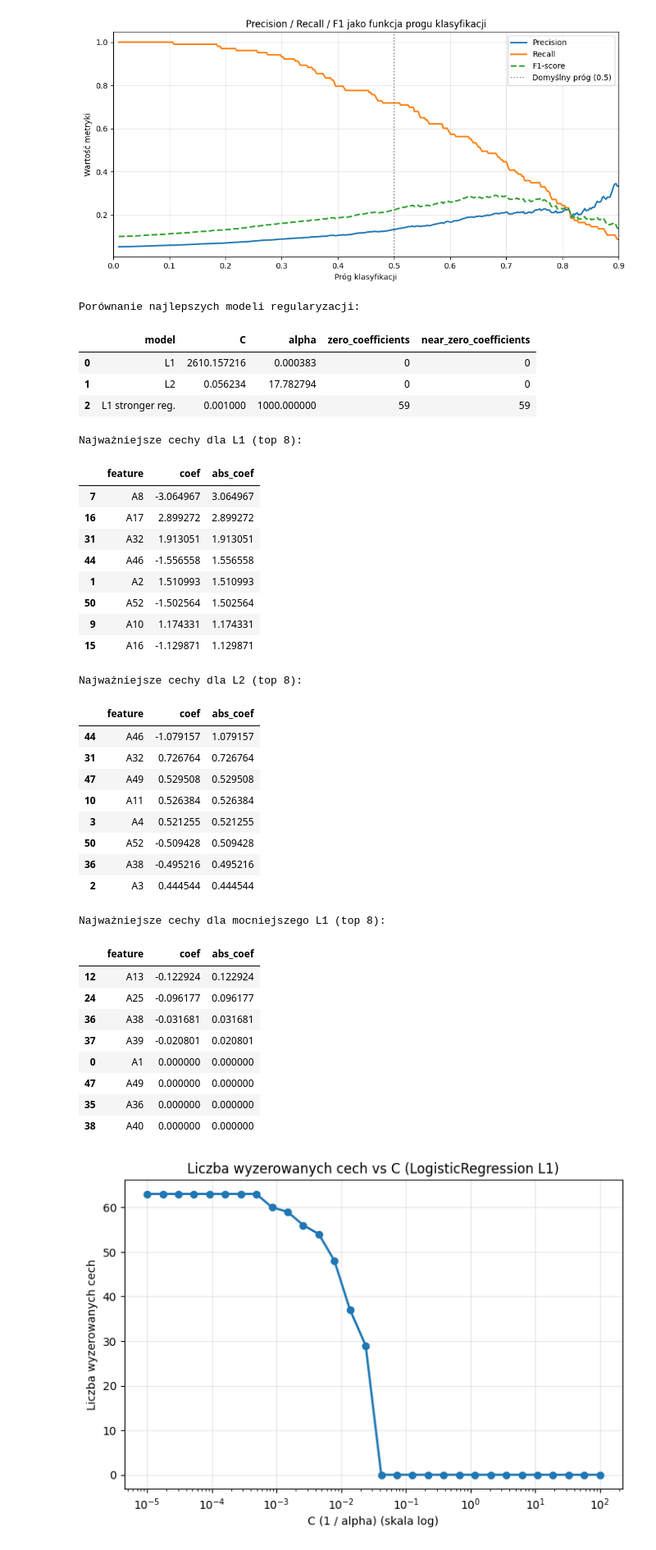
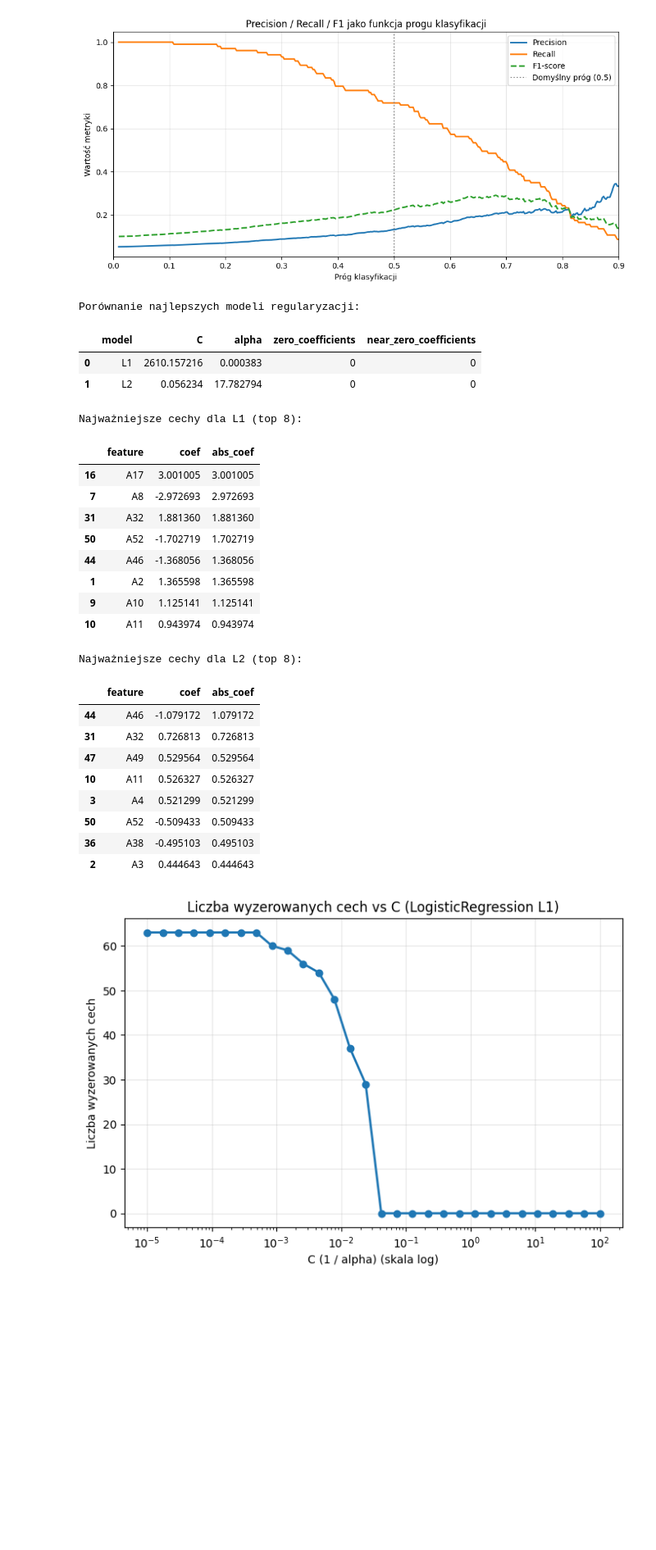
Before and after one commit to jkociecki/machine-learning-pwr, a Jupyter notebook: lab-03/l3.ipynb, the cells around one changed output. Shown at 82% size. Saved outputs shown, nothing was run; the diff lists cells and outputs as text; code cells hidden in the pictures; blank space fills up the shorter version.

```diff
--- a/lab-03/l3.ipynb
+++ b/lab-03/l3.ipynb
@@ -498,7 +512,9 @@ logreg_pipeline = Pipeline(
         (
             "classifier",
             LogisticRegression(
-                solver="saga", class_weight="balanced", max_iter=5000,
+                solver="saga",
+                class_weight="balanced",
+                max_iter=5000,
             ),
         ),
     ]
@@ -513,7 +529,7 @@ logreg_grid = GridSearchCV(
     estimator=logreg_pipeline,
     param_grid=param_grid,
     cv=5,
-    scoring="recall_macro",
+    scoring="f1_macro",
     n_jobs=-1,
     verbose=1,
 )
@@ -527,7 +543,7 @@ best_reg = "L1" if best_l1_ratio == 1.0 else "L2"
 
 print(f"Best regularization: {best_reg}")
 print(f"Best alpha: {best_alpha:.6f} (C={best_c:.6f})")
-print(f"Best CV recall_macro: {logreg_grid.best_score_:.4f}")
+print(f"Best CV f1_macro: {logreg_grid.best_score_:.4f}")
 
 y_pred_grid = logreg_grid.predict(X_test)
 evaluate_classification(y_test, y_pred_grid)
@@ -672,11 +662,16 @@ plt.show()
 feature_names = X_train.columns.tolist()
 grid_results = pd.DataFrame(logreg_grid.cv_results_)
 
+
 def fit_regularized_logreg(l1_ratio, override_c=None):
     regularization_name = "L1" if l1_ratio == 1.0 else "L2"
-    subset = grid_results[grid_results["param_classifier__l1_ratio"].astype(float) == l1_ratio].copy()
+    subset = grid_results[
+        grid_results["param_classifier__l1_ratio"].astype(float) == l1_ratio
+    ].copy()
     best_row = subset.loc[subset["mean_test_score"].idxmax()]
-    best_c = float(override_c if override_c is not None else best_row["param_classifier__C"])
+    best_c = float(
+        override_c if override_c is not None else best_row["param_classifier__C"]
+    )
     best_alpha = 1 / best_c
 
     model = Pipeline(
@@ -719,6 +714,7 @@ def fit_regularized_logreg(l1_ratio, override_c=None):
         "coef_table": coef_table,
     }
 
+
 l1_summary = fit_regularized_logreg(1.0)
 l2_summary = fit_regularized_logreg(0.0)
 l1_sparse_demo = fit_regularized_logreg(1.0, override_c=float(np.min(c_values)))
@@ -730,70 +726,49 @@ comparison = pd.DataFrame(
             "C": l1_summary["C"],
             "alpha": l1_summary["alpha"],
             "zero_coefficients": l1_summary["zero_count"],
             "near_zero_coefficients": l1_summary["near_zero_count"],
         },
         {
             "model": "L2",
             "C": l2_summary["C"],
             "alpha": l2_summary["alpha"],
             "zero_coefficients": l2_summary["zero_count"],
             "near_zero_coefficients": l2_summary["near_zero_count"],
         },
-        {
-            "model": "L1 stronger reg.",
-            "C": l1_sparse_demo["C"],
-            "alpha": l1_sparse_demo["alpha"],
-            "zero_coefficients": l1_sparse_demo["zero_count"],
-            "near_zero_coefficients": l1_sparse_demo["near_zero_count"],
-        },
     ]
 )
 
 print("Porównanie najlepszych modeli regularyzacji:")
 display(comparison)
 
 print("Najważniejsze cechy dla L1 (top 8):")
 display(l1_summary["coef_table"].head(8))
 
 print("Najważniejsze cechy dla L2 (top 8):")
 display(l2_summary["coef_table"].head(8))
-
-print("Najważniejsze cechy dla mocniejszego L1 (top 8):")
-display(l1_sparse_demo["coef_table"].head(8))
 # %% [output]
 Porównanie najlepszych modeli regularyzacji:
 |  | model | C | alpha | zero_coefficients | near_zero_coefficients |
 | 0 | L1 | 2610.157216 | 0.000383 | 0 | 0 |
 | 1 | L2 | 0.056234 | 17.782794 | 0 | 0 |
-| 2 | L1 stronger reg. | 0.001000 | 1000.000000 | 59 | 59 |
 Najważniejsze cechy dla L1 (top 8):
 |  | feature | coef | abs_coef |
-| 7 | A8 | -3.064967 | 3.064967 |
-| 16 | A17 | 2.899272 | 2.899272 |
-| 31 | A32 | 1.913051 | 1.913051 |
-| 44 | A46 | -1.556558 | 1.556558 |
-| 1 | A2 | 1.510993 | 1.510993 |
-| 50 | A52 | -1.502564 | 1.502564 |
-| 9 | A10 | 1.174331 | 1.174331 |
-| 15 | A16 | -1.129871 | 1.129871 |
+| 16 | A17 | 3.001005 | 3.001005 |
+| 7 | A8 | -2.972693 | 2.972693 |
+| 31 | A32 | 1.881360 | 1.881360 |
+| 50 | A52 | -1.702719 | 1.702719 |
+| 44 | A46 | -1.368056 | 1.368056 |
+| 1 | A2 | 1.365598 | 1.365598 |
+| 9 | A10 | 1.125141 | 1.125141 |
+| 10 | A11 | 0.943974 | 0.943974 |
 Najważniejsze cechy dla L2 (top 8):
 |  | feature | coef | abs_coef |
-| 44 | A46 | -1.079157 | 1.079157 |
-| 31 | A32 | 0.726764 | 0.726764 |
-| 47 | A49 | 0.529508 | 0.529508 |
-| 10 | A11 | 0.526384 | 0.526384 |
-| 3 | A4 | 0.521255 | 0.521255 |
-| 50 | A52 | -0.509428 | 0.509428 |
-| 36 | A38 | -0.495216 | 0.495216 |
-| 2 | A3 | 0.444544 | 0.444544 |
+| 44 | A46 | -1.079172 | 1.079172 |
+| 31 | A32 | 0.726813 | 0.726813 |
+| 47 | A49 | 0.529564 | 0.529564 |
+| 10 | A11 | 0.526327 | 0.526327 |
+| 3 | A4 | 0.521299 | 0.521299 |
+| 50 | A52 | -0.509433 | 0.509433 |
+| 36 | A38 | -0.495103 | 0.495103 |
+| 2 | A3 | 0.444643 | 0.444643 |
-Najważniejsze cechy dla mocniejszego L1 (top 8):
-|  | feature | coef | abs_coef |
-| 12 | A13 | -0.122924 | 0.122924 |
-| 24 | A25 | -0.096177 | 0.096177 |
-| 36 | A38 | -0.031681 | 0.031681 |
-| 37 | A39 | -0.020801 | 0.020801 |
-| 0 | A1 | 0.000000 | 0.000000 |
-| 47 | A49 | 0.000000 | 0.000000 |
-| 35 | A36 | 0.000000 | 0.000000 |
-| 38 | A40 | 0.000000 | 0.000000 |
 # %%
```
Also changed, not shown: parts of 10 cells of this notebook.
